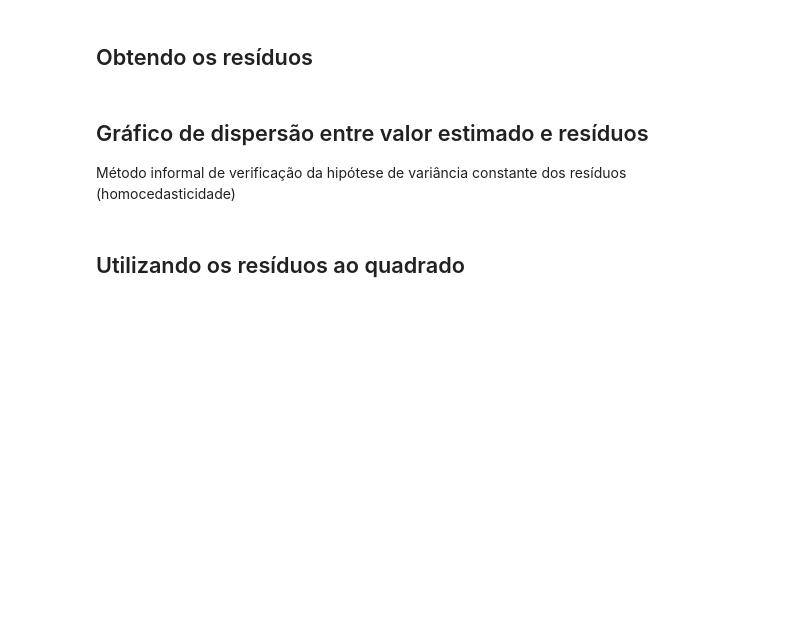
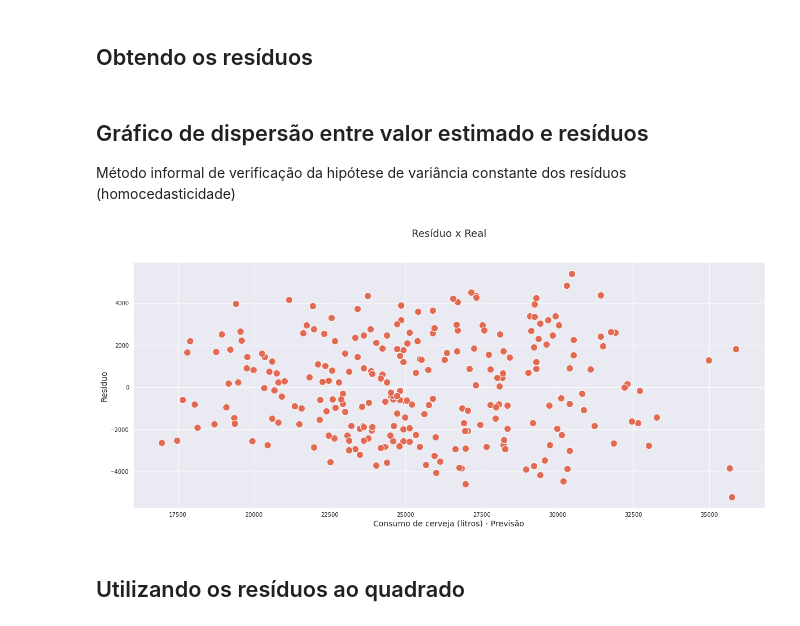
Before and after one commit to LilianeAquino/notebooks_cursos_alura, a Jupyter notebook: Regressão linear/Projeto/Regressão_Linear.ipynb, the cells around one changed output. Saved outputs shown, nothing was run; the diff lists cells and outputs as text; code cells hidden in the pictures; blank space fills up the shorter version.

```diff
--- a/Regressão linear/Projeto/Regressão_Linear.ipynb
+++ b/Regressão linear/Projeto/Regressão_Linear.ipynb
@@ -531,9 +531,20 @@ plt.show()
 [figure]
 # %% [markdown]
 ## Obtendo os resíduos
+# %%
+residuo = y_train - y_previsto_train
 # %% [markdown]
 ## Gráfico de dispersão entre valor estimado e resíduos
 
 Método informal de verificação da hipótese de variância constante dos resíduos (homocedasticidade)
+# %%
+ax = sns.scatterplot(x=y_previsto_train, y=residuo, s=150)
+ax.figure.set_size_inches(20, 8)
+ax.set_title('Resíduo x Real', fontsize=18, y=1.09)
+ax.set_xlabel('Consumo de cerveja (litros) - Previsão', fontsize=14)
+ax.set_ylabel('Resíduo', fontsize=14)
+plt.show()
+# %% [output]
+[figure, added]
 # %% [markdown]
 ## Utilizando os resíduos ao quadrado
```
Also changed, not shown: parts of 21 cells of this notebook, 6 other files.
